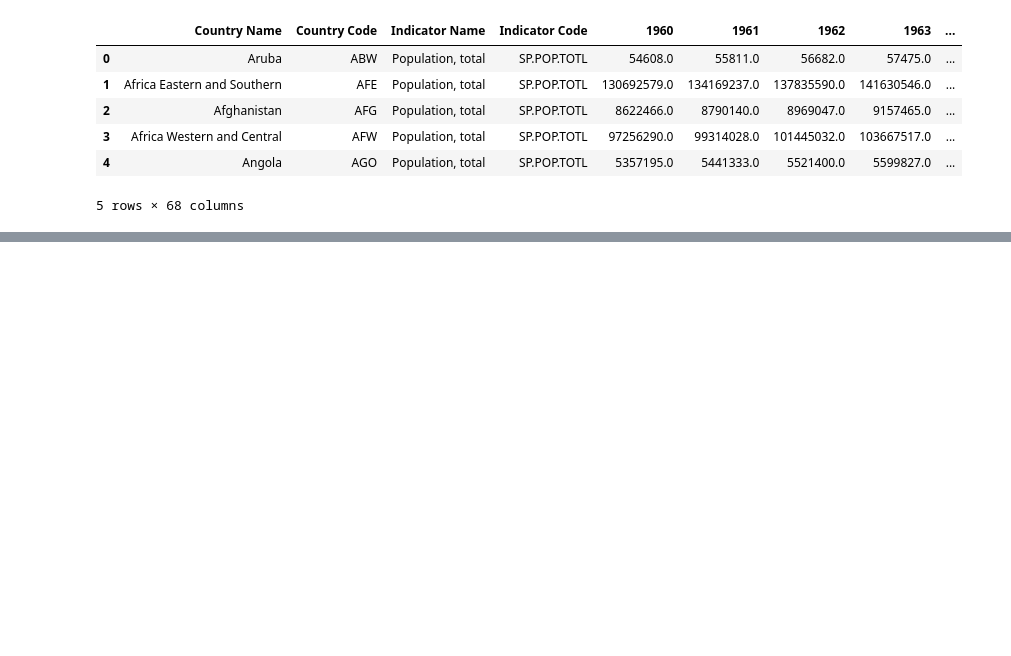
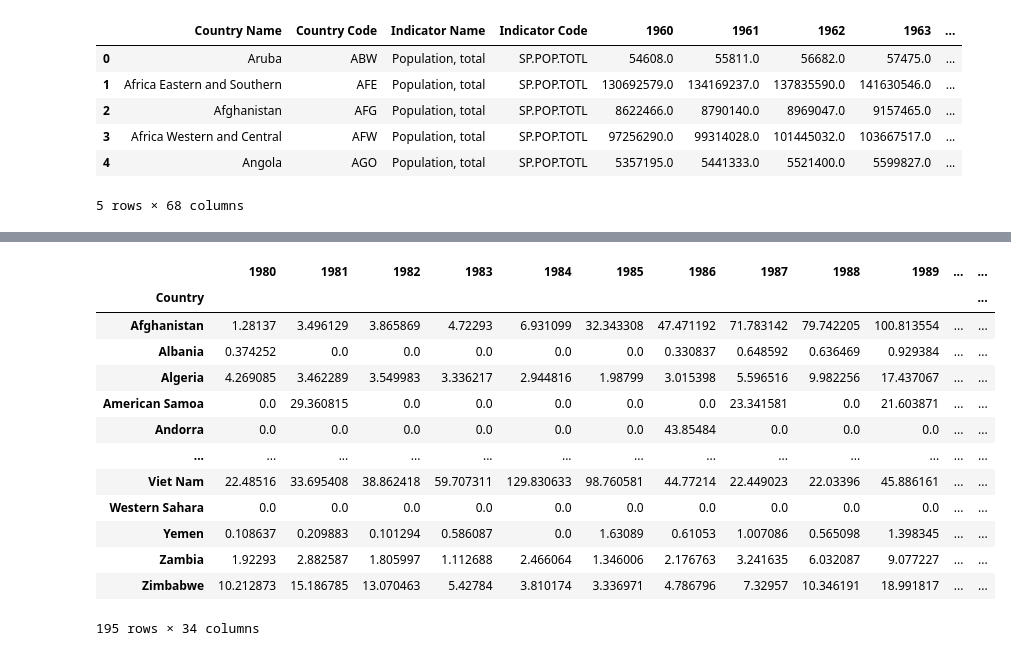
Before and after one commit to sanjaypatel16/de_python-1, a Jupyter notebook: Data_Visualization_with_Python/MyExperiments_with_DB.ipynb, the cells around one changed output, grey strips where cells are left out. Cells and saved outputs as stored; diff of their text form; code cells hidden in the pictures; blank space fills up the shorter version.

```diff
--- a/Data_Visualization_with_Python/MyExperiments_with_DB.ipynb
+++ b/Data_Visualization_with_Python/MyExperiments_with_DB.ipynb
@@ -35,0 +463,4 @@ df_world.head()
+# %%
+lst = df_can_pc.index
+
+lst
@@ -35,0 +475,23 @@ df_world.head()
+# %%
+# can we use forloop to add all the numbers per capita
+
+for i in range(1980, 2014):
+    for country in lst:
+        df_can_pc.loc[country,str(i)] = (df_can.loc[country,str(i)]/df_world.loc[country,str(i)])*1000000
+# %%
+df_can_pc
+# %% [output]
+|  | 1980 | 1981 | 1982 | 1983 | 1984 | 1985 | 1986 | 1987 | 1988 | 1989 | ... | ... |
+| Country |  |  |  |  |  |  |  |  |  |  |  | ... |
+| Afghanistan | 1.28137 | 3.496129 | 3.865869 | 4.72293 | 6.931099 | 32.343308 | 47.471192 | 71.783142 | 79.742205 | 100.813554 | ... | ... |
+| Albania | 0.374252 | 0.0 | 0.0 | 0.0 | 0.0 | 0.0 | 0.330837 | 0.648592 | 0.636469 | 0.929384 | ... | ... |
+| Algeria | 4.269085 | 3.462289 | 3.549983 | 3.336217 | 2.944816 | 1.98799 | 3.015398 | 5.596516 | 9.982256 | 17.437067 | ... | ... |
+| American Samoa | 0.0 | 29.360815 | 0.0 | 0.0 | 0.0 | 0.0 | 0.0 | 23.341581 | 0.0 | 21.603871 | ... | ... |
+| Andorra | 0.0 | 0.0 | 0.0 | 0.0 | 0.0 | 0.0 | 43.85484 | 0.0 | 0.0 | 0.0 | ... | ... |
+| ... | ... | ... | ... | ... | ... | ... | ... | ... | ... | ... | ... | ... |
+| Viet Nam | 22.48516 | 33.695408 | 38.862418 | 59.707311 | 129.830633 | 98.760581 | 44.77214 | 22.449023 | 22.03396 | 45.886161 | ... | ... |
+| Western Sahara | 0.0 | 0.0 | 0.0 | 0.0 | 0.0 | 0.0 | 0.0 | 0.0 | 0.0 | 0.0 | ... | ... |
+| Yemen | 0.108637 | 0.209883 | 0.101294 | 0.586087 | 0.0 | 1.63089 | 0.61053 | 1.007086 | 0.565098 | 1.398345 | ... | ... |
+| Zambia | 1.92293 | 2.882587 | 1.805997 | 1.112688 | 2.466064 | 1.346006 | 2.176763 | 3.241635 | 6.032087 | 9.077227 | ... | ... |
+| Zimbabwe | 10.212873 | 15.186785 | 13.070463 | 5.42784 | 3.810174 | 3.336971 | 4.786796 | 7.32957 | 10.346191 | 18.991817 | ... | ... |
+195 rows × 34 columns
```
Also changed, not shown: parts of 31 cells of this notebook, 6 other files.
